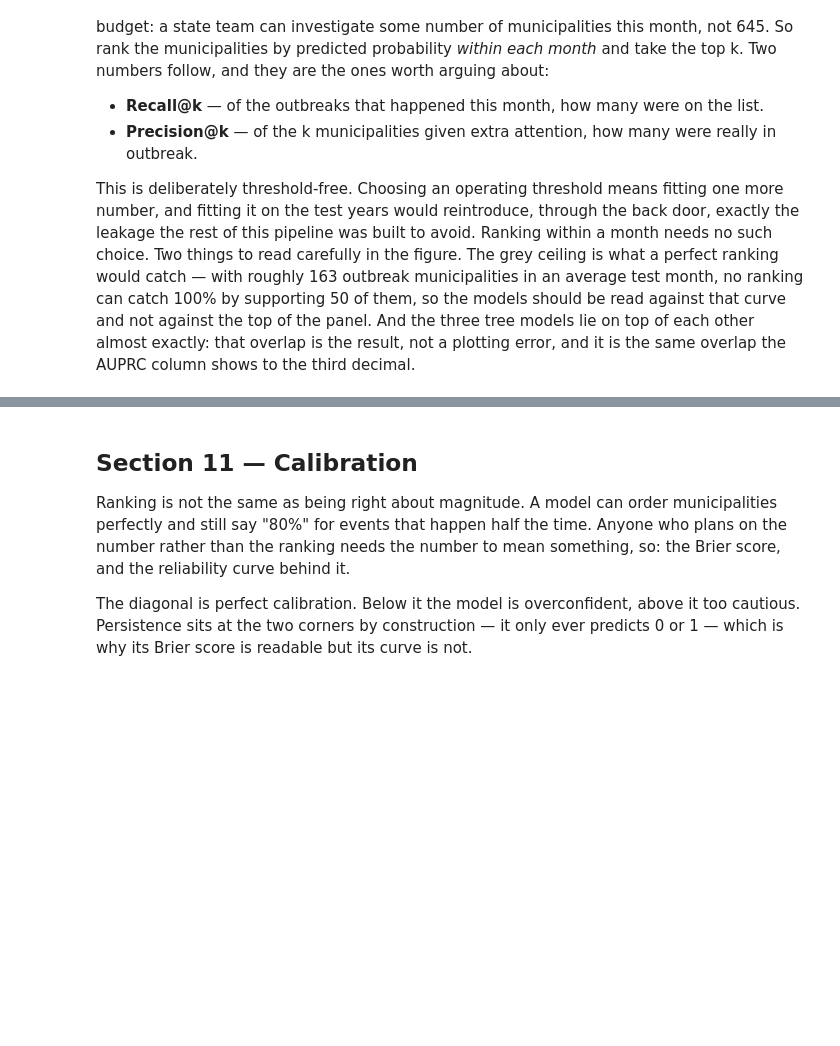
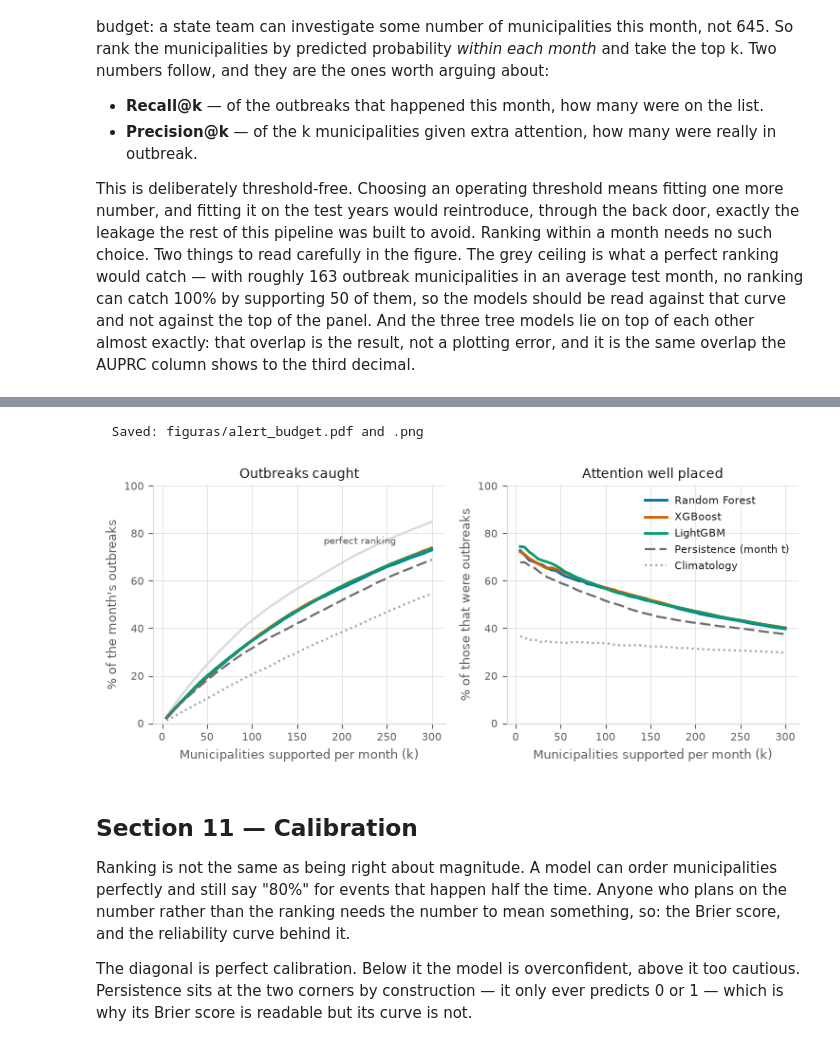
Before and after one commit to LVinaud/arboviral-outbreak-onset, a Jupyter notebook: notebooks/04_results.ipynb, the cells around one changed output, grey strips where cells are left out. Drawn from its saved outputs; the diff is of its cells as text; code cells hidden in the pictures; blank space fills up the shorter version.

```diff
--- a/notebooks/04_results.ipynb
+++ b/notebooks/04_results.ipynb
@@ -869,35 +1124,36 @@ if budget_path.exists():
     # any ranking could achieve on a month with ~163 outbreaks in 645 places.
     rf_months = list(bp[bp["model"] == "rf"].groupby(["ano", "mes"]))
     total_pos_rf = int(bp[bp["model"] == "rf"]["y_true"].sum())
     oracle = [100 * sum(min(k, int(m["y_true"].sum())) for _, m in rf_months)
               / total_pos_rf for k in fine_k]
 
     fig, axes = plt.subplots(1, 2, figsize=(7.6, 3.4))
     axes[0].plot(fine_k, oracle, color=GRID, linewidth=1.6, zorder=1)
     anchor = int(len(fine_k) * 0.72)   # above the grey line, clear of the models
     axes[0].annotate("perfect ranking", (fine_k[anchor], oracle[anchor]),
                      xytext=(0, 7), textcoords="offset points", fontsize=7.5,
                      color=MUTED, ha="center")
     for model, curve in curves.items():
         for ax, col in zip(axes, ("recall_%", "precision_%")):
             ax.plot(curve.index, curve[col], **model_line_kwargs(model))
     for ax, (col, title) in zip(axes, [
             ("recall_%", "Outbreaks caught"), ("precision_%", "Attention well placed")]):
         ax.set_title(title, fontsize=10, color=INK)
         style_axes(ax, xlabel="Municipalities supported per month (k)")
         ax.set_ylim(0, 100)
     style_axes(axes[0], ylabel="% of the month's outbreaks")
     style_axes(axes[1], ylabel="% of those that were outbreaks")
 
     handles = [Line2D([], [], label=MODEL_LABELS[m], **model_line_kwargs(m))
                for m in curves]
     axes[1].legend(handles=handles, frameon=False, fontsize=8, labelcolor=INK,
                    loc="upper right")
-    fig.suptitle(f"What a fixed monthly support budget buys: {DISEASE}, "
-                 f"{DEFINITION}, h={HORIZON}", fontsize=11, color=INK, y=1.03)
     fig.tight_layout()
     save_fig(fig, "alert_budget")
     plt.show()
+# %% [output]
+  Saved: figuras/alert_budget.pdf and .png
+[figure, added]
 # %% [markdown]
 ## Section 11 — Calibration
 
```
Also changed, not shown: parts of 37 cells of this notebook, 32 other files.
